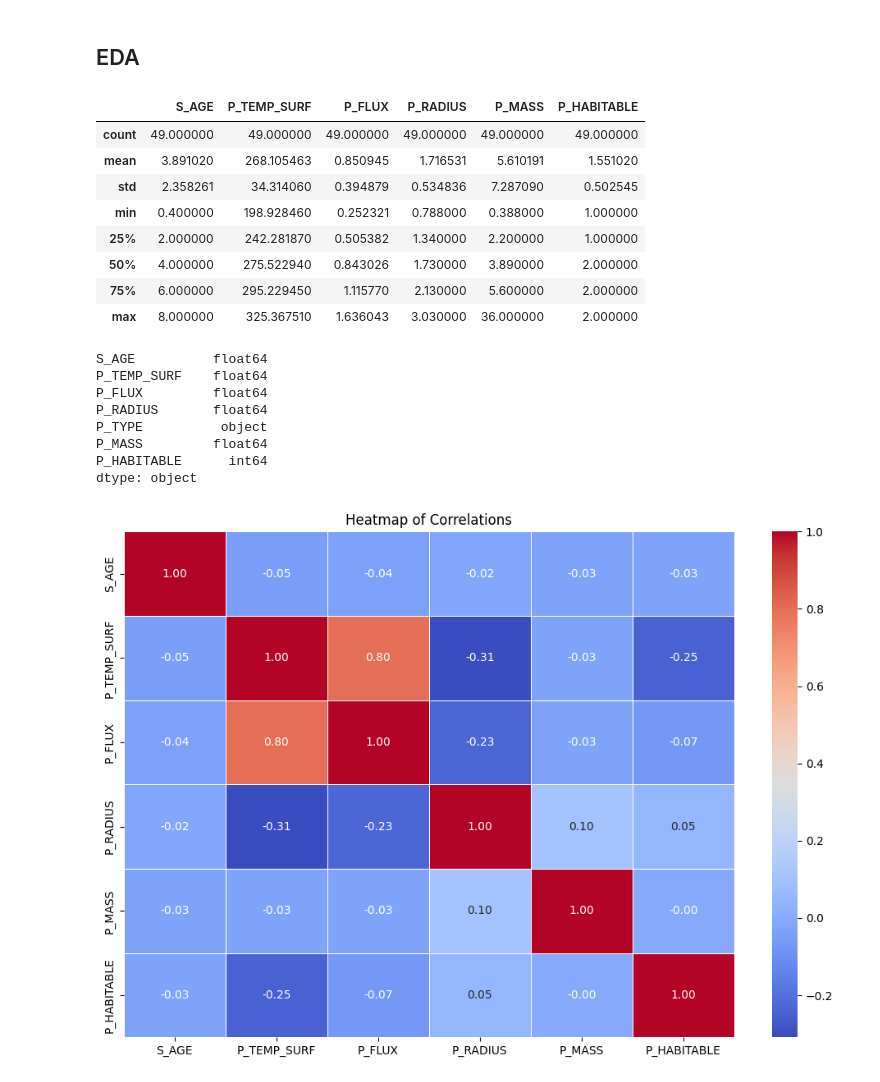
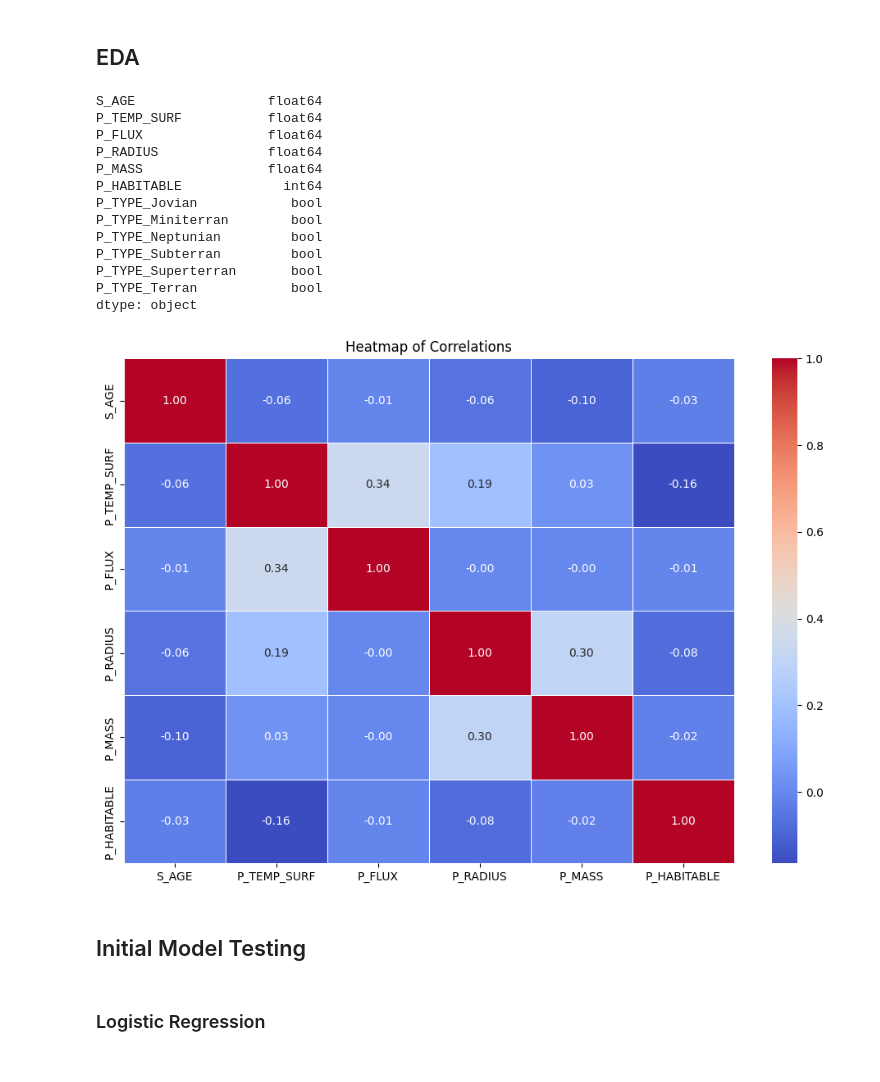
Before and after one commit to Atakamoto/Exoplanet-Habitability-Evaluator, a Jupyter notebook: ExoplanetHabitabilityEvaluator.ipynb, the cells around one changed output. Cells and saved outputs as stored; diff of their text form; code cells hidden in the pictures.

Commit message:
finished model and created streamlit app

```diff
--- a/ExoplanetHabitabilityEvaluator.ipynb
+++ b/ExoplanetHabitabilityEvaluator.ipynb
@@ -123,0 +131,9 @@ Name: count, dtype: int64
+# %%
+from sklearn.impute import KNNImputer
+exoplanets_clean_final = exoplanets_simp.copy()
+
+imputer = KNNImputer(n_neighbors=5)
+exoplanets_clean_final[['S_AGE', 'P_TEMP_SURF', 'P_FLUX', 'P_RADIUS', 'P_MASS']] = imputer.fit_transform(exoplanets_simp[['S_AGE', 'P_TEMP_SURF', 'P_FLUX', 'P_RADIUS', 'P_MASS']])
+# %%
+# Replace NaN values in P_HABITABLE with 0
+exoplanets_clean_final['P_HABITABLE'] = exoplanets_clean_final['P_HABITABLE'].fillna(0)
@@ -123,0 +151,2 @@ Name: count, dtype: int64
+# %%
+exoplanets_clean_final = exoplanets_clean_final.dropna()
@@ -124,33 +169,31 @@ Name: count, dtype: int64
+# %%
+# Convert categorical column to numerical using one-hot encoding
+exoplanets_clean_final = pd.get_dummies(exoplanets_clean_final, columns=['P_TYPE'])  # Replace 'P_TYPE' with actual column name
 # %% [markdown]
 ## EDA
-# %%
-count_clean.describe()
-# %% [output]
-|  | S_AGE | P_TEMP_SURF | P_FLUX | P_RADIUS | P_MASS | P_HABITABLE |
-| count | 49.000000 | 49.000000 | 49.000000 | 49.000000 | 49.000000 | 49.000000 |
-| mean | 3.891020 | 268.105463 | 0.850945 | 1.716531 | 5.610191 | 1.551020 |
-| std | 2.358261 | 34.314060 | 0.394879 | 0.534836 | 7.287090 | 0.502545 |
-| min | 0.400000 | 198.928460 | 0.252321 | 0.788000 | 0.388000 | 1.000000 |
-| 25% | 2.000000 | 242.281870 | 0.505382 | 1.340000 | 2.200000 | 1.000000 |
-| 50% | 4.000000 | 275.522940 | 0.843026 | 1.730000 | 3.890000 | 2.000000 |
-| 75% | 6.000000 | 295.229450 | 1.115770 | 2.130000 | 5.600000 | 2.000000 |
-| max | 8.000000 | 325.367510 | 1.636043 | 3.030000 | 36.000000 | 2.000000 |
 # %%
-exoplanets_clean.dtypes
+exoplanets_clean_final.dtypes
 # %% [output]
-S_AGE          float64
-P_TEMP_SURF    float64
-P_FLUX         float64
-P_RADIUS       float64
-P_TYPE          object
-P_MASS         float64
-P_HABITABLE      int64
+S_AGE                 float64
+P_TEMP_SURF           float64
+P_FLUX                float64
+P_RADIUS              float64
+P_MASS                float64
+P_HABITABLE             int64
+P_TYPE_Jovian            bool
+P_TYPE_Miniterran        bool
+P_TYPE_Neptunian         bool
+P_TYPE_Subterran         bool
+P_TYPE_Superterran       bool
+P_TYPE_Terran            bool
 dtype: object
 # %%
-exo_corr = exoplanets_clean.apply(pd.to_numeric, errors='ignore', downcast='float').select_dtypes(include=['float64', 'float32']).corr()
+exo_corr = exoplanets_clean_final.apply(pd.to_numeric, errors='ignore', downcast='float').select_dtypes(include=['float64', 'float32']).corr()
 plt.figure(figsize=(12, 8))
 sns.heatmap(exo_corr, annot=True, cmap='coolwarm', fmt='.2f', linewidths=0.5)
 plt.title('Heatmap of Correlations')
 plt.show()
 # %% [output]
-[figure, old version]
+[figure, new version]
+# %% [markdown]
+## Initial Model Testing
@@ -156,0 +214,2 @@ plt.show()
+# %% [markdown]
+### Logistic Regression
```
Also changed, not shown: parts of 18 cells of this notebook, 3 other files.
